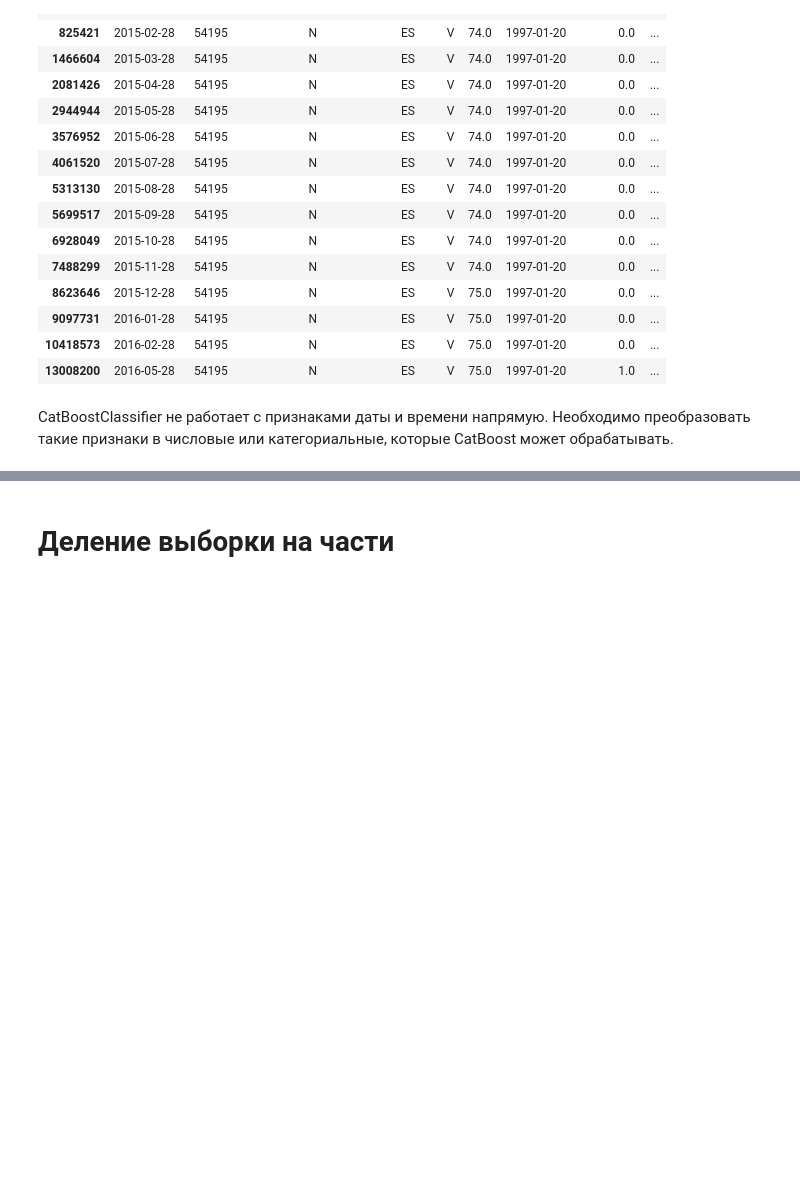
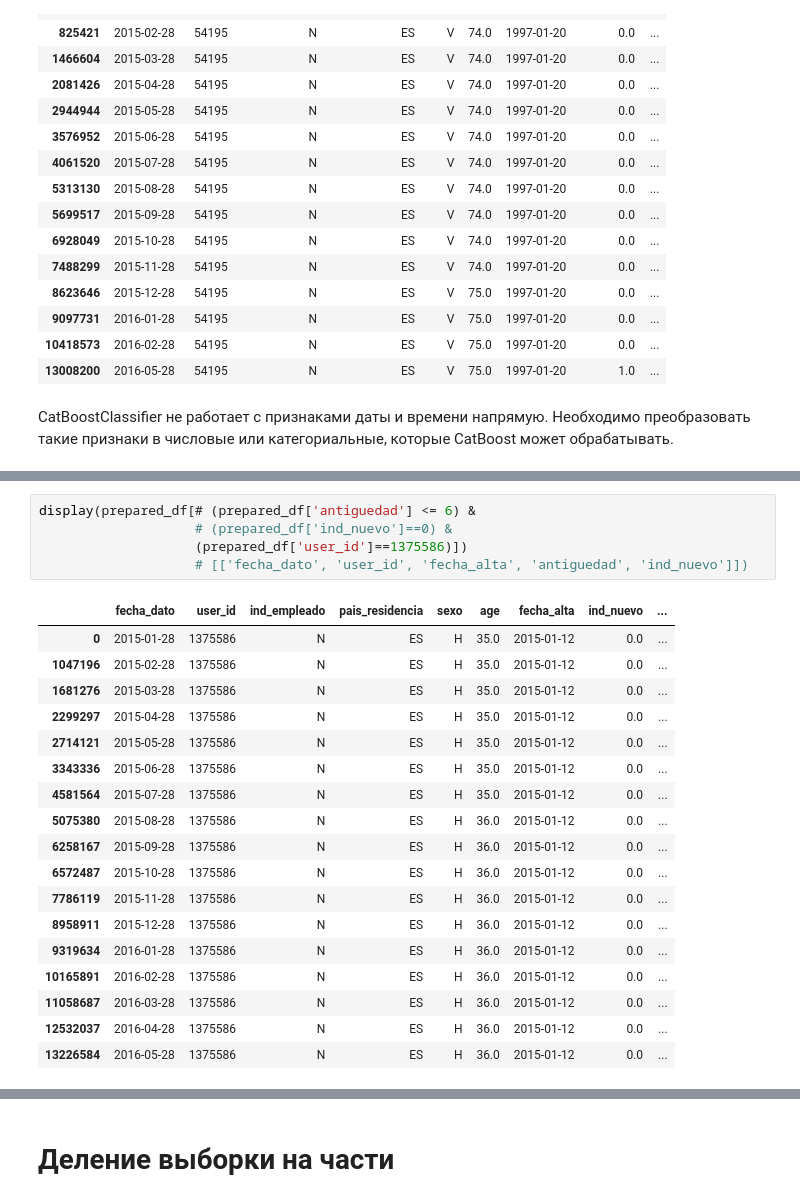
Before and after one commit to alien150684/banking_products_recom, a Jupyter notebook: recommendations.ipynb, the cells around one changed output, grey strips where cells are left out. Cells and saved outputs as stored; diff of their text form; blank space fills up the shorter version.

```diff
--- a/recommendations.ipynb
+++ b/recommendations.ipynb
@@ -702,0 +730,24 @@ display(prepared_df[(prepared_df['antiguedad'] <= 6) &
+# %%
+display(prepared_df[# (prepared_df['antiguedad'] <= 6) &
+                    # (prepared_df['ind_nuevo']==0) &
+                    (prepared_df['user_id']==1375586)])
+                    # [['fecha_dato', 'user_id', 'fecha_alta', 'antiguedad', 'ind_nuevo']])
+# %% [output]
+|  | fecha_dato | user_id | ind_empleado | pais_residencia | sexo | age | fecha_alta | ind_nuevo | ... |
+| 0 | 2015-01-28 | 1375586 | N | ES | H | 35.0 | 2015-01-12 | 0.0 | ... |
+| 1047196 | 2015-02-28 | 1375586 | N | ES | H | 35.0 | 2015-01-12 | 0.0 | ... |
+| 1681276 | 2015-03-28 | 1375586 | N | ES | H | 35.0 | 2015-01-12 | 0.0 | ... |
+| 2299297 | 2015-04-28 | 1375586 | N | ES | H | 35.0 | 2015-01-12 | 0.0 | ... |
+| 2714121 | 2015-05-28 | 1375586 | N | ES | H | 35.0 | 2015-01-12 | 0.0 | ... |
+| 3343336 | 2015-06-28 | 1375586 | N | ES | H | 35.0 | 2015-01-12 | 0.0 | ... |
+| 4581564 | 2015-07-28 | 1375586 | N | ES | H | 35.0 | 2015-01-12 | 0.0 | ... |
+| 5075380 | 2015-08-28 | 1375586 | N | ES | H | 36.0 | 2015-01-12 | 0.0 | ... |
+| 6258167 | 2015-09-28 | 1375586 | N | ES | H | 36.0 | 2015-01-12 | 0.0 | ... |
+| 6572487 | 2015-10-28 | 1375586 | N | ES | H | 36.0 | 2015-01-12 | 0.0 | ... |
+| 7786119 | 2015-11-28 | 1375586 | N | ES | H | 36.0 | 2015-01-12 | 0.0 | ... |
+| 8958911 | 2015-12-28 | 1375586 | N | ES | H | 36.0 | 2015-01-12 | 0.0 | ... |
+| 9319634 | 2016-01-28 | 1375586 | N | ES | H | 36.0 | 2015-01-12 | 0.0 | ... |
+| 10165891 | 2016-02-28 | 1375586 | N | ES | H | 36.0 | 2015-01-12 | 0.0 | ... |
+| 11058687 | 2016-03-28 | 1375586 | N | ES | H | 36.0 | 2015-01-12 | 0.0 | ... |
+| 12532037 | 2016-04-28 | 1375586 | N | ES | H | 36.0 | 2015-01-12 | 0.0 | ... |
+| 13226584 | 2016-05-28 | 1375586 | N | ES | H | 36.0 | 2015-01-12 | 0.0 | ... |
```
Also changed, not shown: parts of 17 cells of this notebook.
